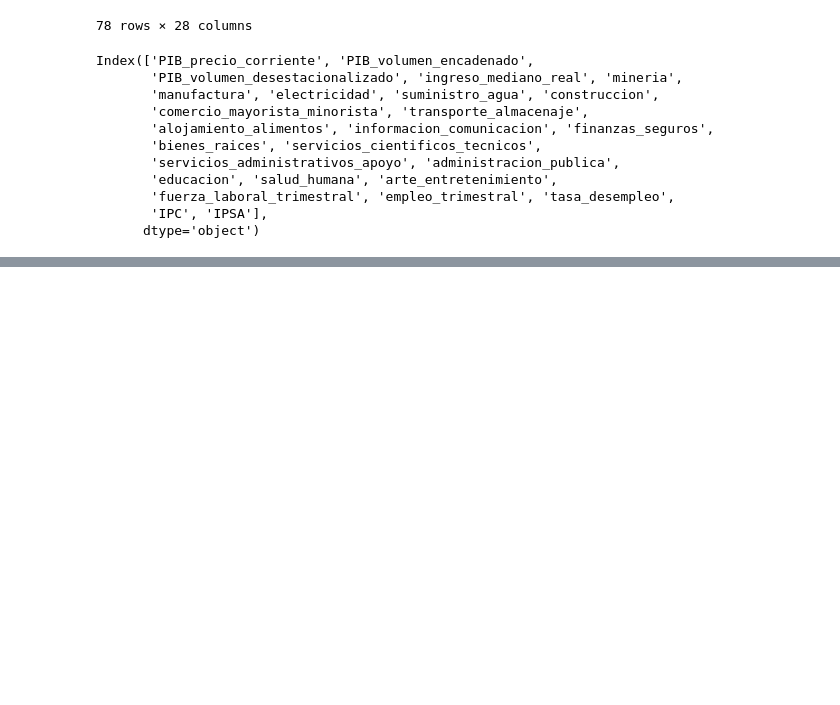
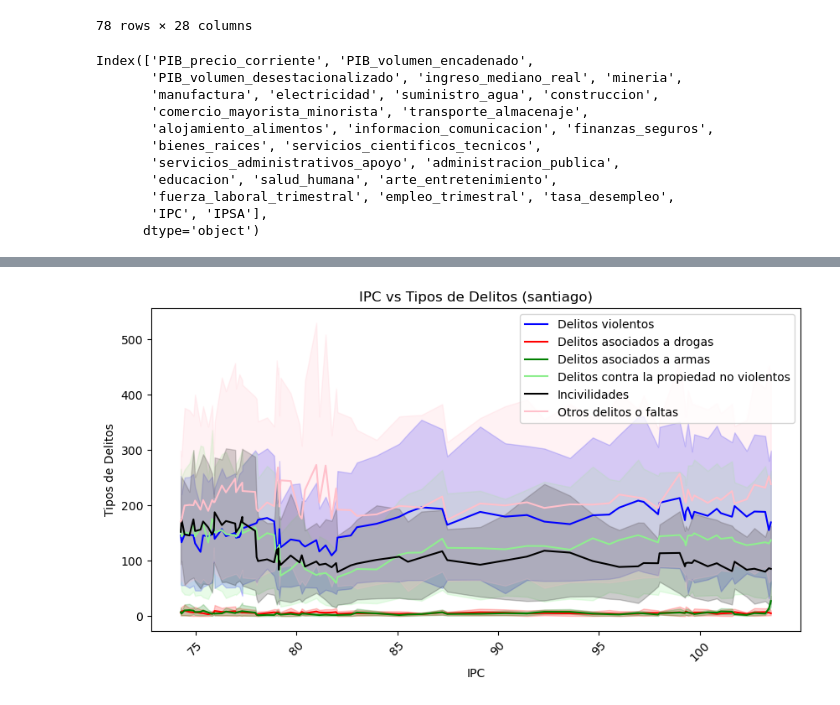
Before and after one commit to josegdotcom/imt2200-actividad-2024, a Jupyter notebook: Proyecto IMT2200 - Analisis de Datos.ipynb, the cells around one changed output, grey strips where cells are left out. Cells and saved outputs as stored; diff of their text form; code cells hidden in the pictures; blank space fills up the shorter version.

```diff
--- a/Proyecto IMT2200 - Analisis de Datos.ipynb
+++ b/Proyecto IMT2200 - Analisis de Datos.ipynb
@@ -322,0 +346,19 @@ memory usage: 16.0 KB
+# %%
+fig, ax = plt.subplots(figsize=(10, 5))
+
+colores = ["blue", "red", "green", "lightgreen", "black", "pink", "yellow"]
+columnas_in = ["Delitos violentos", "Delitos asociados a drogas", "Delitos asociados a armas",
+                "Delitos contra la propiedad no violentos", "Incivilidades", "Otros delitos o faltas"]
+
+for i in range(6):
+    sns.lineplot(data=df_it, x="IPC", y=columnas_in[i], ax=ax, label=columnas_in[i], color=colores[i])
+
+plt.ylabel("Tipos de Delitos")
+plt.xlabel("IPC")
+plt.title("IPC vs Tipos de Delitos (santiago)")
+
+plt.legend()
+plt.xticks(rotation=45)
+plt.show()
+# %% [output]
+[figure, added]
```
Also changed, not shown: parts of 16 cells of this notebook.
